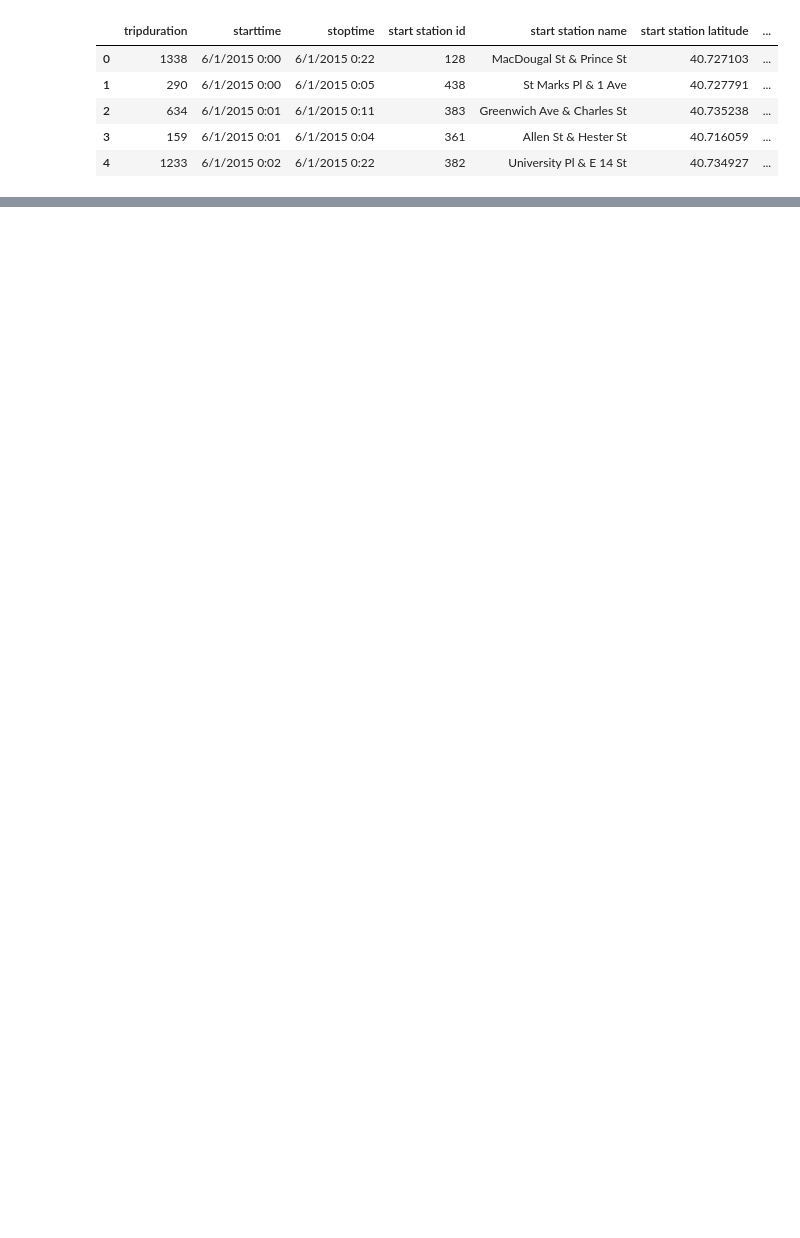
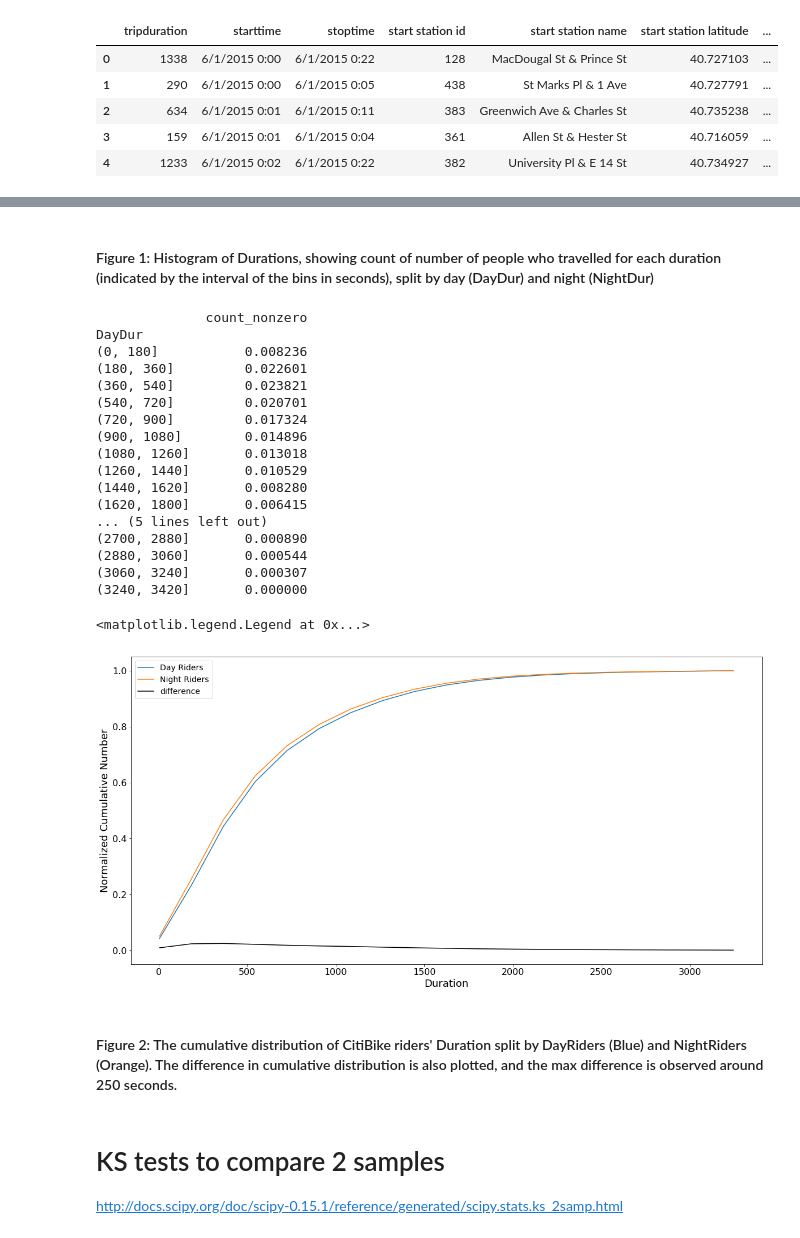
Before and after one commit to jkastelan/PUI2017_jlk635, a Jupyter notebook: HW4_jlk635/Assignment_4.ipynb, the cells around one changed output, grey strips where cells are left out. Saved outputs shown, nothing was run; the diff lists cells and outputs as text; code cells hidden in the pictures; blank space fills up the shorter version.

```diff
--- a/HW4_jlk635/Assignment_4.ipynb
+++ b/HW4_jlk635/Assignment_4.ipynb
@@ -147,0 +167,50 @@ dfBikes.head()
+# %% [markdown]
+#### Figure 1: Histogram of Durations, showing count of number of people who travelled for each duration (indicated by the interval of the bins in seconds), split by day (DayDur) and night (NightDur)
+# %%
+#print dfBikes.Dur, dfBikes.Dur.cumsum()
+
+#dfBikes.DayDur
+
+csDayDur=dfBikes.DayDur.groupby(pd.cut(dfBikes.DayDur, bins)).agg([count_nonzero]).cumsum()
+
+
+csNightDur=dfBikes.NightDur.groupby(pd.cut(dfBikes.NightDur, bins)).agg([count_nonzero]).cumsum()
+
+print (np.abs(csDayDur / csDayDur.max()-csNightDur / csNightDur.max()))
+
+plt.figure(figsize = (20,10))
+plt.tick_params(axis='both',labelsize=16)
+
+pl.plot(bins[:-1] + 5, csDayDur / csDayDur.max(), label = "Day Riders")
+pl.plot(bins[:-1] + 5, csNightDur / csNightDur.max(), label = "Night Riders")
+pl.plot(bins[:-1] + 5, np.sqrt(csNightDur / csNightDur.max() - csDayDur / csDayDur.max())**2, 'k-',
+        label = "difference")
+pl.xlabel("Duration", fontsize = 18)
+pl.ylabel("Normalized Cumulative Number", fontsize = 18)
+pl.legend(fontsize=14)
+# %% [output]
+              count_nonzero
+DayDur
+(0, 180]           0.008236
+(180, 360]         0.022601
+(360, 540]         0.023821
+(540, 720]         0.020701
+(720, 900]         0.017324
+(900, 1080]        0.014896
+(1080, 1260]       0.013018
+(1260, 1440]       0.010529
+(1440, 1620]       0.008280
+(1620, 1800]       0.006415
+... (5 lines left out)
+(2700, 2880]       0.000890
+(2880, 3060]       0.000544
+(3060, 3240]       0.000307
+(3240, 3420]       0.000000
+<matplotlib.legend.Legend at 0x...>
+[figure, added]
+# %% [markdown]
+#### Figure 2: The cumulative distribution of CitiBike riders' Duration split by DayRiders (Blue) and NightRiders (Orange). The difference in cumulative distribution is also plotted, and the max difference is observed around 250 seconds.
+# %% [markdown]
+# KS tests to compare 2 samples
+
+http://docs.scipy.org/doc/scipy-0.15.1/reference/generated/scipy.stats.ks_2samp.html
```
Also changed, not shown: parts of 23 cells of this notebook.
